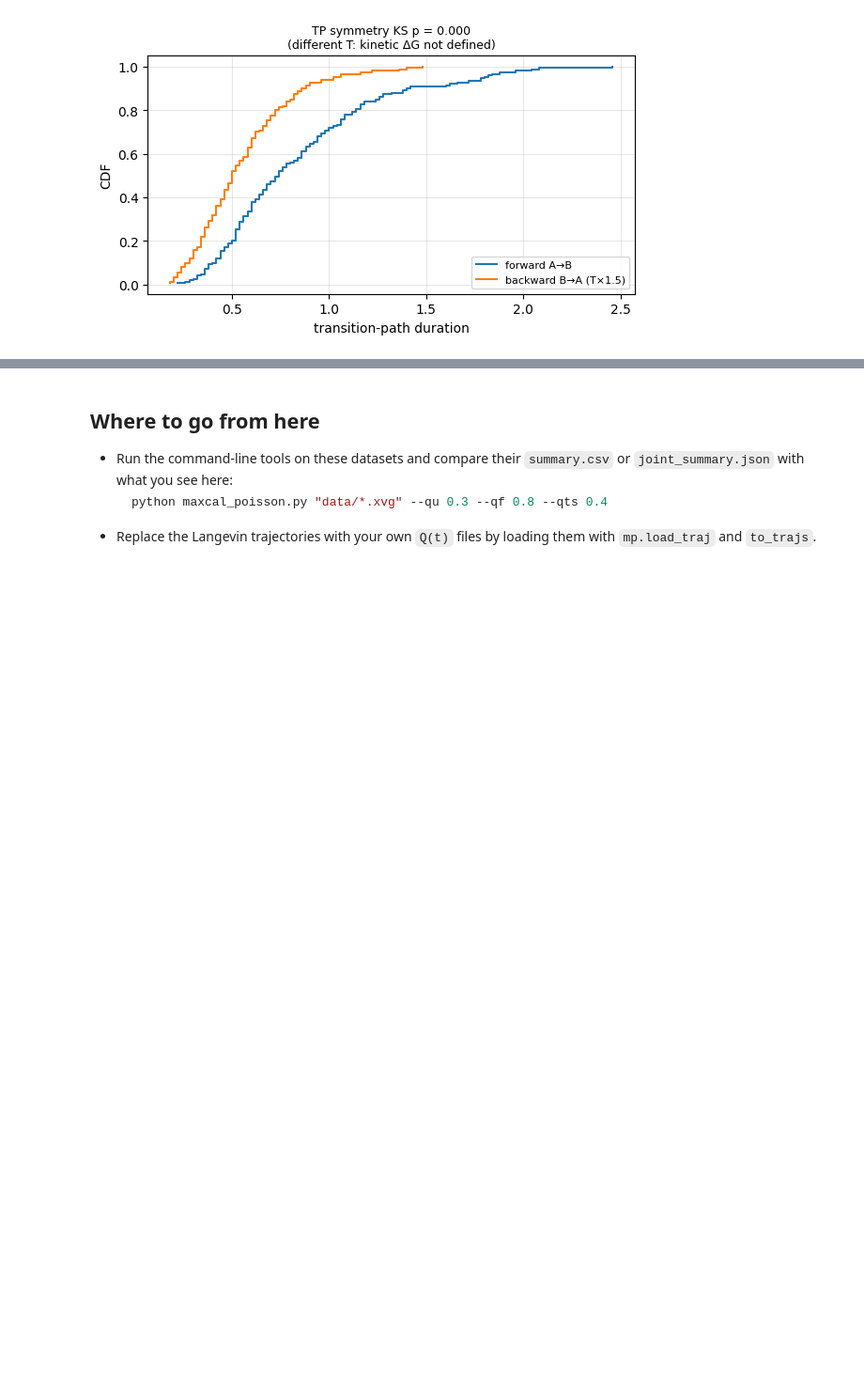
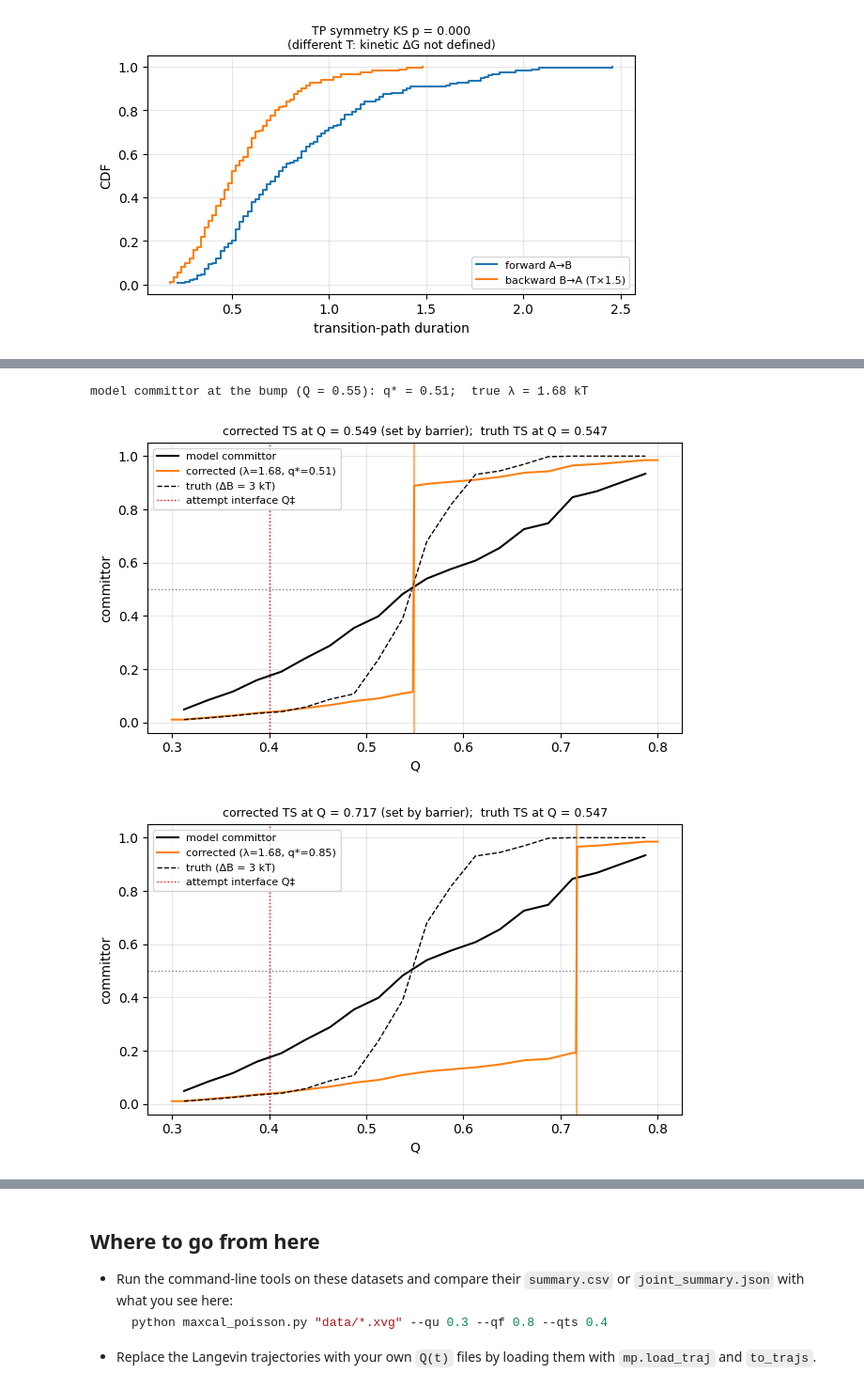
Before and after one commit to multi-ego/MaxCal, a Jupyter notebook: notebooks/demo.ipynb, the cells around one changed output, grey strips where cells are left out. Shown at 94% size. Saved outputs shown, nothing was run; the diff lists cells and outputs as text; code cells hidden in the pictures; blank space fills up the shorter version.

```diff
--- a/notebooks/demo.ipynb
+++ b/notebooks/demo.ipynb
@@ -314,0 +327,42 @@ explore(show_joint, static=[dict(Tr=1.0), dict(Tr=1.5)],
+# %%
+_, _, qv_m, oc_m = mp.committor_frames(VAL["model"], QU, QF)
+CEN, _, RAW, ISO = mp.committor_profile(qv_m, oc_m, QU, QF, 20)
+_, _, qv_t, oc_t = mp.committor_frames(VAL[3.0], QU, QF)
+_, _, _, ISO_T = mp.committor_profile(qv_t, oc_t, QU, QF, 20)
+QTS_V = 0.40
+Am = mp.attempts(VAL["model"], QTS_V, 0.0, False)
+P_M = mp.success_prob(Am["k"], Am["done"])
+At = mp.attempts(VAL[3.0], QTS_V, 0.0, False)
+LAM_TRUE = np.log(P_M / (1 - P_M)) - np.log(mp.success_prob(At["k"], At["done"]) / (1 - mp.success_prob(At["k"], At["done"])))
+Q_STAR_BUMP = float(np.interp(0.55, CEN, ISO))
+print(f"model committor at the bump (Q = 0.55): q* = {Q_STAR_BUMP:.2f};  true λ = {LAM_TRUE:.2f} kT")
+
+def show_ts(lam=1.68, qstar=0.5):
+    r = mp.tilted_p(P_M, lam) / P_M
+    grid = np.linspace(QU, QF, 400)
+    ok = np.isfinite(ISO)
+    qm = np.interp(grid, CEN[ok], ISO[ok])
+    qc = mp.corrected_committor(qm, r, qstar)
+    qts, where = mp.ts_location(CEN, ISO, r, qstar)
+    fig, ax = plt.subplots(figsize=(6.5, 4))
+    ax.plot(CEN, ISO, "k-", label="model committor")
+    ax.plot(grid, qc, "C1", label=f"corrected (λ={lam:.2f}, q*={qstar:.2f})")
+    ax.plot(CEN, ISO_T, "k--", lw=1, label="truth (ΔB = 3 kT)")
+    ax.axhline(0.5, color="0.5", ls=":", lw=1)
+    ax.axvline(QTS_V, color="r", ls=":", lw=1, label="attempt interface Q‡")
+    if np.isfinite(qts):
+        ax.axvline(qts, color="C1", lw=1.5, alpha=0.6)
+    ax.set_xlabel("Q"); ax.set_ylabel("committor"); ax.legend(fontsize=8, loc="upper left")
+    ax.set_title(f"corrected TS at Q = {qts:.3f} (set by {where});  truth TS at Q = "
+                 f"{mp.q_at(CEN, ISO_T, 0.5):.3f}", fontsize=9)
+    plt.tight_layout(); plt.show()
+
+explore(show_ts,
+        static=[dict(lam=round(float(LAM_TRUE), 2), qstar=round(Q_STAR_BUMP, 2)),
+                dict(lam=round(float(LAM_TRUE), 2), qstar=0.85), dict(lam=0.3, qstar=0.85)],
+        lam=(0.0, 4.0, 0.05) if HAVE_WIDGETS else None,
+        qstar=(0.2, 0.9, 0.01) if HAVE_WIDGETS else None)
+# %% [output]
+model committor at the bump (Q = 0.55): q* = 0.51;  true λ = 1.68 kT
+[figure, added]
+[figure, added]
```
Also changed, not shown: parts of 3 cells of this notebook, 6 other files.
